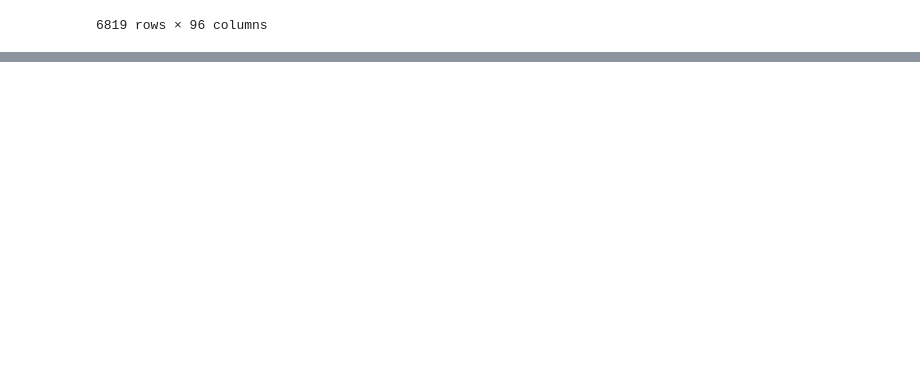
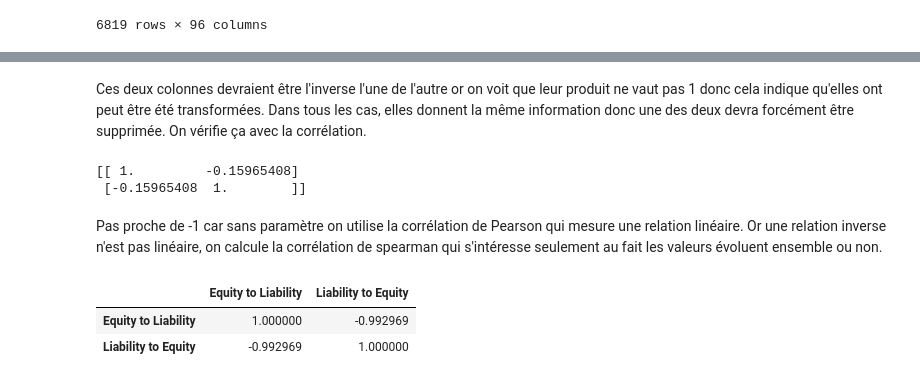
Before and after one commit to JohannCFi/TaiwaneseBankruptcy, a Jupyter notebook: taiwanese.ipynb, the cells around one changed output, grey strips where cells are left out. Cells and saved outputs as stored; diff of their text form; code cells hidden in the pictures; blank space fills up the shorter version.

```diff
--- a/taiwanese.ipynb
+++ b/taiwanese.ipynb
@@ -22,0 +98,17 @@ data
+# %% [markdown]
+Ces deux colonnes devraient être l'inverse l'une de l'autre or on voit que leur produit ne vaut pas 1 donc cela indique qu'elles ont peut être été transformées. Dans tous les cas, elles donnent la même information donc une des deux devra forcément être supprimée. On vérifie ça avec la corrélation.
+# %%
+print(np.corrcoef(data["Equity to Liability"],data["Liability to Equity"]))
+# corrcoef ne calcule que lacorrélation de Pearson
+# %% [output]
+[[ 1.         -0.15965408]
+ [-0.15965408  1.        ]]
+# %% [markdown]
+Pas proche de -1 car sans paramètre on utilise la corrélation de Pearson qui mesure une relation linéaire. Or une relation inverse n'est pas linéaire, on calcule la corrélation de spearman qui s'intéresse seulement au fait les valeurs évoluent ensemble ou non.
+# %%
+# Corrélation de Spearman
+data[["Equity to Liability","Liability to Equity"]].corr(method="spearman")
+# %% [output]
+|  | Equity to Liability | Liability to Equity |
+| Equity to Liability | 1.000000 | -0.992969 |
+| Liability to Equity | -0.992969 | 1.000000 |
```
Also changed, not shown: parts of 16 cells of this notebook.
